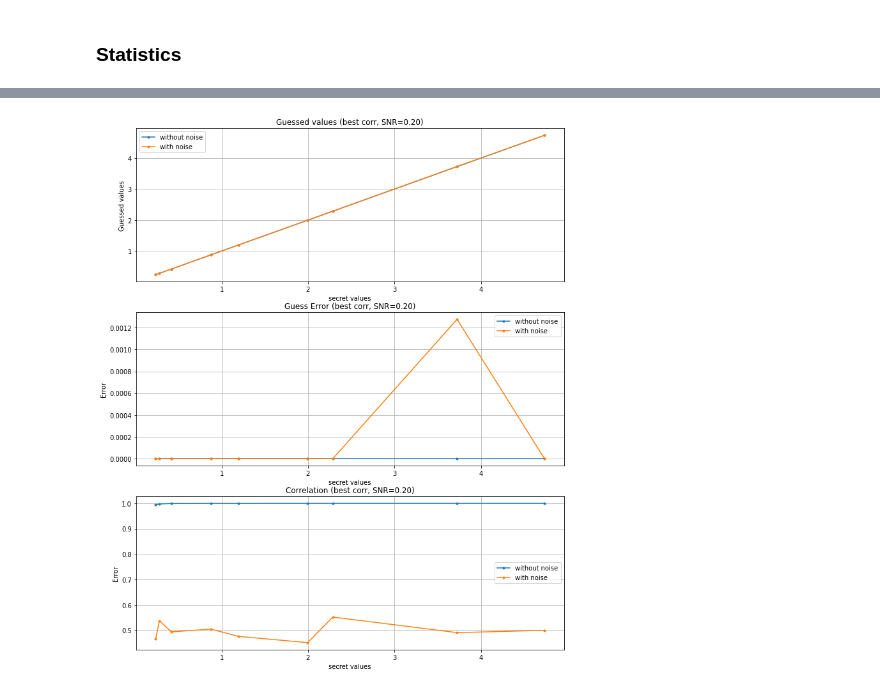
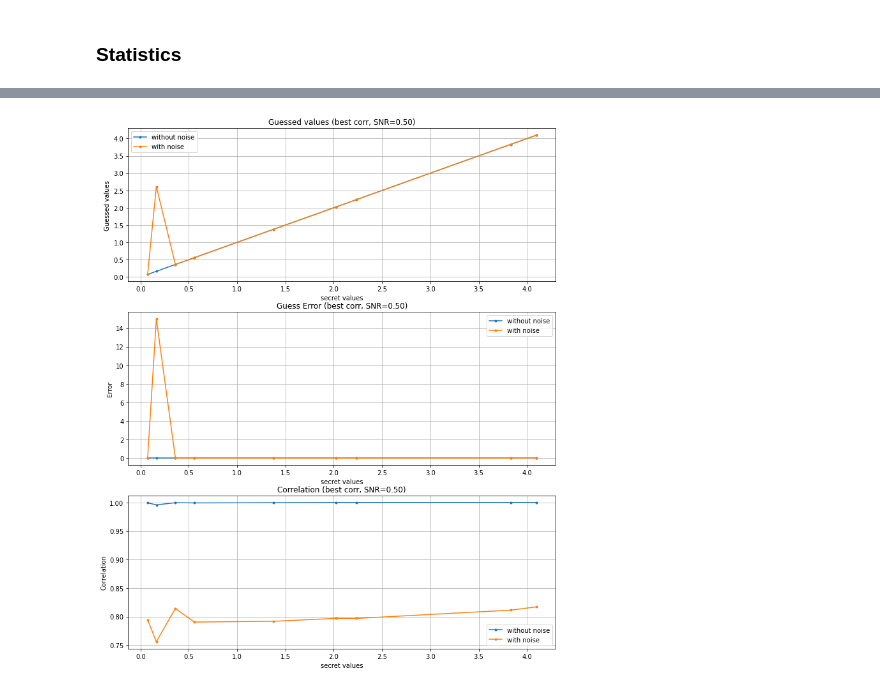
Before and after one commit to mu-triv/DPACv4, a Jupyter notebook: noise_hwp.ipynb, the cells around one changed output, grey strips where cells are left out. Saved outputs shown, nothing was run; the diff lists cells and outputs as text; code cells hidden in the pictures.

```diff
--- a/noise_hwp.ipynb
+++ b/noise_hwp.ipynb
@@ -285,6 +285,6 @@ Wall time: 3min 27s
 # %%
 ### Add noise to hamming weight of the multiplication of the secret number
-signal_to_noise_ratio = 0.2
+signal_to_noise_ratio = 0.5
 noise_secret_numbers_hws = {}
 for k in secret_numbers_hws.keys():
     noise_secret_numbers_hws[k] = secret_numbers_hws[k].apply(lambda hw: add_noise_to_signal(signal=hw, snr=signal_to_noise_ratio, freq=200), axis=0)
@@ -363,35 +363,35 @@ fig, ax = plt.subplots(nrows=3, ncols=1, figsize=(12, 15))
 df = best_corr.T
 df[[GUESSED_VALUE, SECRET_VALUE]].set_index(SECRET_VALUE)[GUESSED_VALUE].plot(ax=ax[0], marker='.', label='without noise')
 df = noise_best_corr.T
 df[[GUESSED_VALUE, SECRET_VALUE]].set_index(SECRET_VALUE)[GUESSED_VALUE].plot(ax=ax[0], marker='.', label='with noise')
 ax[0].set_ylabel('Guessed values')
 ax[0].set_title('Guessed values (best corr, SNR=%0.2f)' % signal_to_noise_ratio)
 
 df = best_corr.T
 df[[ERROR, SECRET_VALUE]].set_index(SECRET_VALUE)[ERROR].plot(ax=ax[1], marker='.', label='without noise')
 df = noise_best_corr.T
 df[[ERROR, SECRET_VALUE]].set_index(SECRET_VALUE)[ERROR].plot(ax=ax[1], marker='.', label='with noise')
 ax[1].set_ylabel('Error')
 ax[1].set_title('Guess Error (best corr, SNR=%0.2f)' % signal_to_noise_ratio)
 
 df = best_corr.T
 df[[CORRELATION, SECRET_VALUE]].set_index(SECRET_VALUE)[CORRELATION].plot(ax=ax[2], marker='.', label='without noise')
 df = noise_best_corr.T
 df[[CORRELATION, SECRET_VALUE]].set_index(SECRET_VALUE)[CORRELATION].plot(ax=ax[2], marker='.', label='with noise')
-ax[2].set_ylabel('Error')
+ax[2].set_ylabel('Correlation')
 ax[2].set_title('Correlation (best corr, SNR=%0.2f)' % signal_to_noise_ratio)
 
 for a in ax:
     a.legend()
     a.grid(True)
     a.set_xlabel('secret values')
 
 from datetime import datetime
 fname = 'nhw-%s.jpg' % (datetime.now().strftime("%Y%m%d_%H%M%S%f"))
 plt.savefig(fname)
 plt.show()
 # %% [output]
-[figure, old version]
+[figure, new version]
 # %%
 from matplotlib import pyplot as plt
 
```
Also changed, not shown: parts of 16 cells of this notebook, 8 other files.
